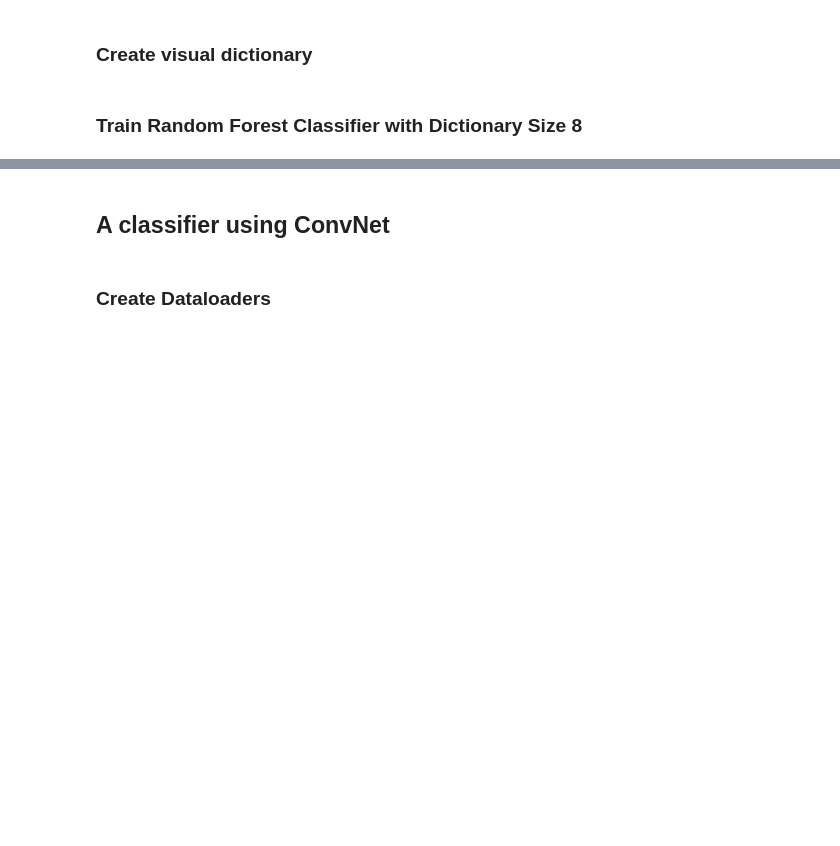
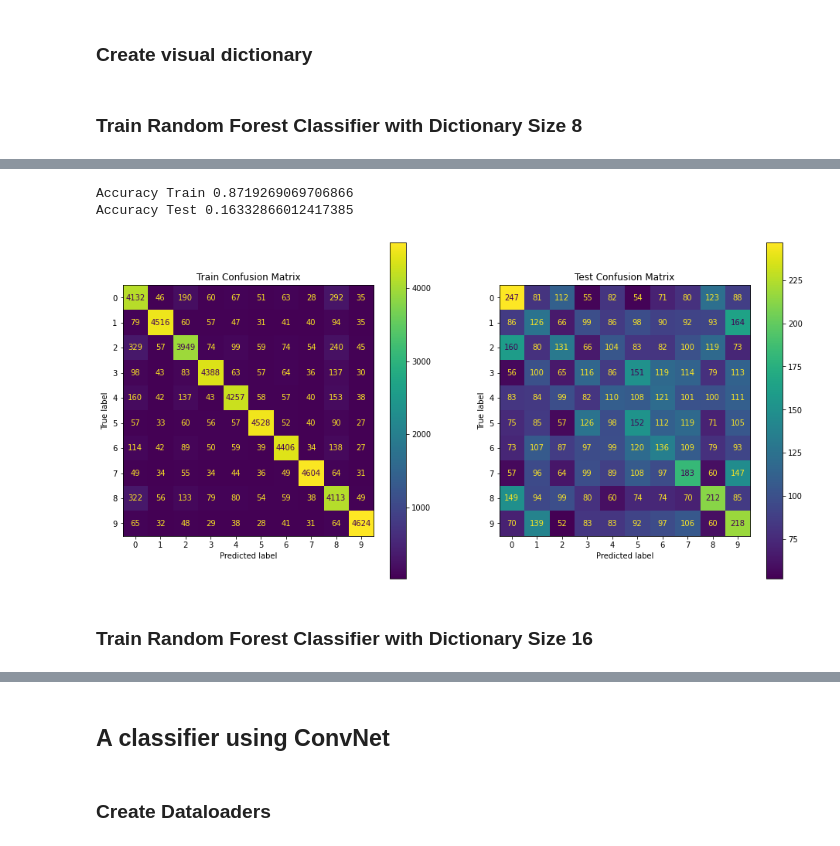
Before and after one commit to renato-lopes/CV-DCC, a Jupyter notebook: praticas/ep4/Recognition.ipynb, the cells around one changed output, grey strips where cells are left out. Saved outputs shown, nothing was run; the diff lists cells and outputs as text; code cells hidden in the pictures; blank space fills up the shorter version.

```diff
--- a/praticas/ep4/Recognition.ipynb
+++ b/praticas/ep4/Recognition.ipynb
@@ -144,5 +190,22 @@ forest_classifier.fit(bof_X, bof_y)
 # %%
 # Compute Metrics
-sklearn.metrics.plot_confusion_matrix(forest_classifier, bof_X_test, bof_y_test)
-predictions = forest_classifier.predict(bof_X_test)
-print("Accuracy", sklearn.metrics.accuracy_score(bof_y_test, predictions))
+predictions_train = forest_classifier.predict(bof_X)
+predictions_test = forest_classifier.predict(bof_X_test)
+print("Accuracy Train", sklearn.metrics.accuracy_score(bof_y, predictions_train))
+print("Accuracy Test", sklearn.metrics.accuracy_score(bof_y_test, predictions_test))
+# %% [output]
+Accuracy Train 0.8719269069706866
+Accuracy Test 0.16332866012417385
+# %%
+fig = plt.figure(figsize=(16,8))
+ax = plt.subplot(1, 2, 1)
+plt.title("Train Confusion Matrix")
+sklearn.metrics.plot_confusion_matrix(forest_classifier, bof_X, bof_y, ax=ax)
+ax = plt.subplot(1, 2, 2)
+plt.title("Test Confusion Matrix")
+sklearn.metrics.plot_confusion_matrix(forest_classifier, bof_X_test, bof_y_test, ax=ax)
+plt.show()
+# %% [output]
+[figure, added]
+# %% [markdown]
+### Train Random Forest Classifier with Dictionary Size 16
```
Also changed, not shown: parts of 15 cells of this notebook.
